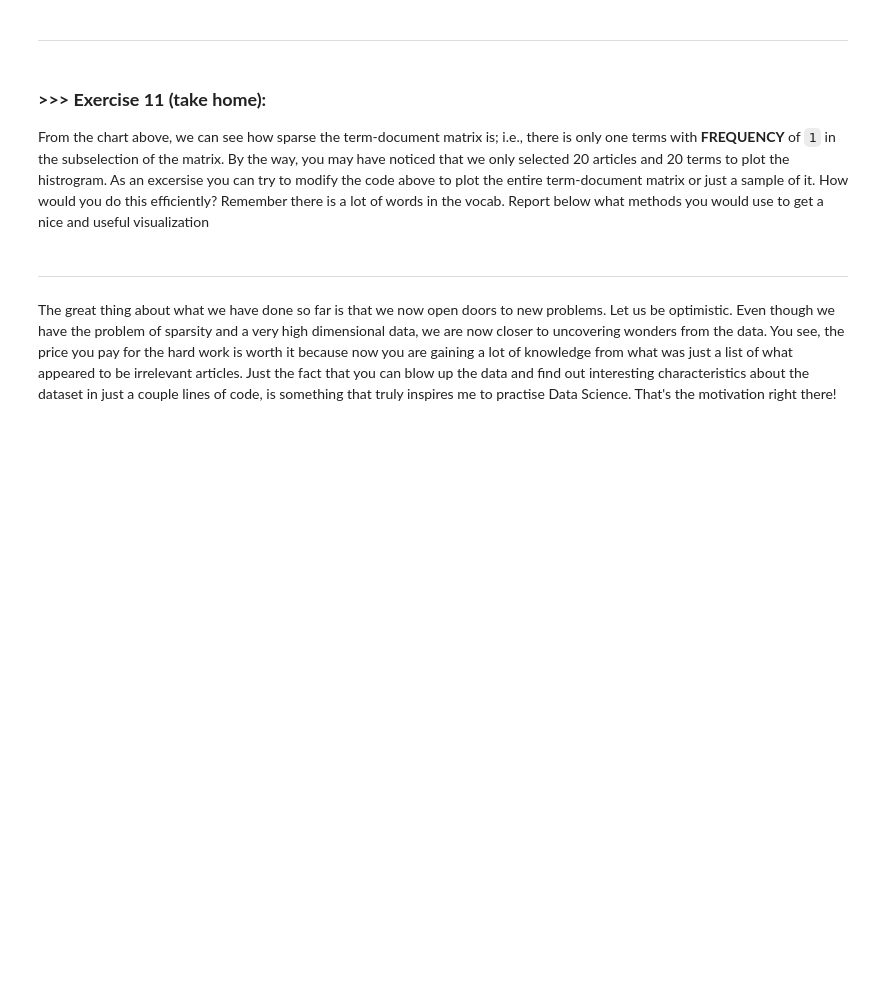
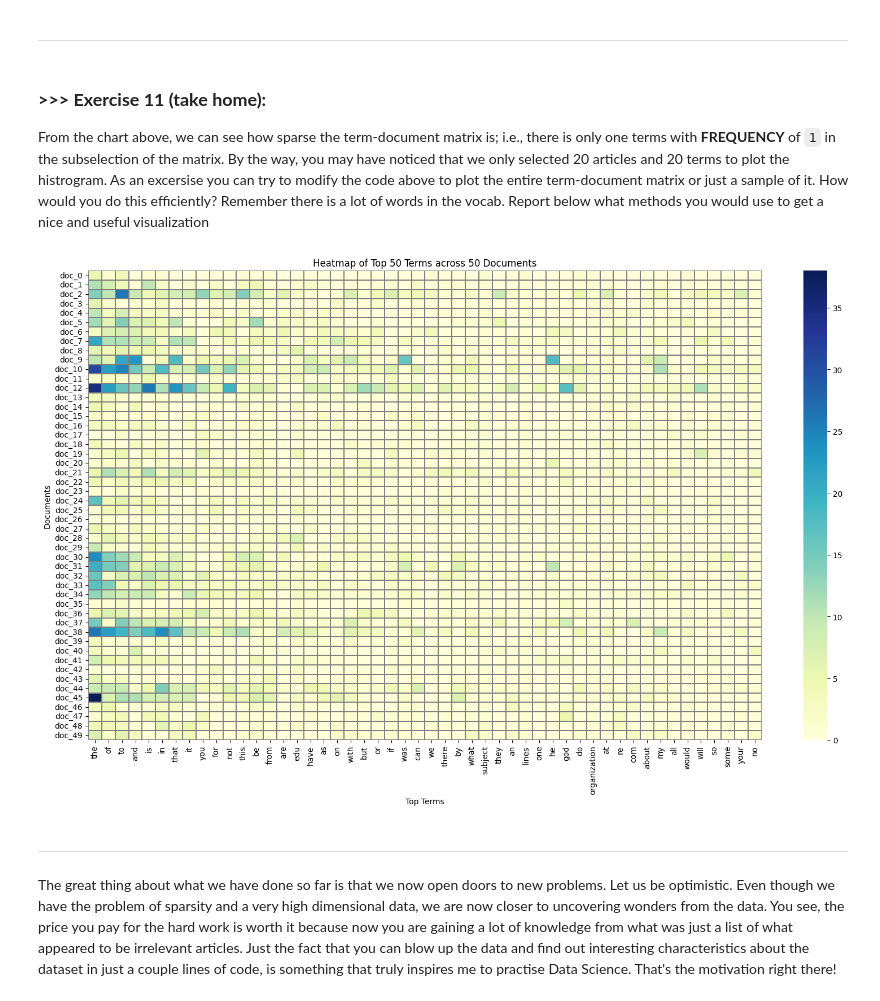
Before and after one commit to THH1118/DM2025-Lab1-Exercise, a Jupyter notebook: DM2025-Lab1-Master.ipynb, the cells around one changed output. Saved outputs shown, nothing was run; the diff lists cells and outputs as text; code cells hidden in the pictures; blank space fills up the shorter version.

```diff
--- a/DM2025-Lab1-Master.ipynb
+++ b/DM2025-Lab1-Master.ipynb
@@ -1209,12 +1237,49 @@ From the chart above, we can see how sparse the term-document matrix is; i.e., t
 # %%
 # Answer here
 # Visualizing the entire term–document matrix (≈2257 × 35k) is too sparse and noisy to be useful.
 # To get a clear and informative view, combine these strategies:
 # 1) Sampling: plot a subset of documents and the top-N highest-frequency terms only.
 # 2) Feature selection: limit the vocabulary (e.g., max_features in Count/TfidfVectorizer) to the most informative words.
 # 3) Dimensionality reduction: project TF-IDF vectors to 2D with PCA or t-SNE and plot a scatter chart.
 # 4) Aggregation: aggregate counts per class/category and visualize the top terms with bars/word clouds.
 # In short, don’t plot the whole matrix—sample + select + reduce (and/or aggregate) for a readable, useful visualization.
+import pandas as pd
+import numpy as np
+import matplotlib.pyplot as plt
+import seaborn as sns
+
+
+#1.取出前 50 篇文章，與前 50 個最高頻詞彙（資訊量大）
+N_DOCS = 50
+N_TERMS = 50
+
+#計算每個詞的總出現次數
+term_frequencies = np.asarray(X_counts.sum(axis=0)).ravel()
+
+#取前N_TERMS個
+top_term_indices = np.argsort(term_frequencies)[::-1][:N_TERMS]
+top_terms = [count_vect.get_feature_names_out()[i] for i in top_term_indices]
+
+#（前 50 篇文章 × 前 50 個熱門詞彙）
+submatrix = X_counts[:N_DOCS, top_term_indices].toarray()
+
+#畫 heatmap
+doc_labels = [f'doc_{i}' for i in range(N_DOCS)]
+df_heatmap = pd.DataFrame(submatrix, index=doc_labels, columns=top_terms)
+
+#畫出 heatmap
+plt.figure(figsize=(16, 10))
+sns.heatmap(df_heatmap, cmap="YlGnBu", linewidths=0.2, linecolor='gray')
+
+plt.title(f"Heatmap of Top {N_TERMS} Terms across {N_DOCS} Documents")
+plt.xlabel("Top Terms")
+plt.ylabel("Documents")
+plt.xticks(rotation=90)
+plt.yticks(rotation=0)
+plt.tight_layout()
+plt.show()
+# %% [output]
+[figure, added]
 # %% [markdown]
 ---
 # %% [markdown]
```
Also changed, not shown: parts of 13 cells of this notebook.
